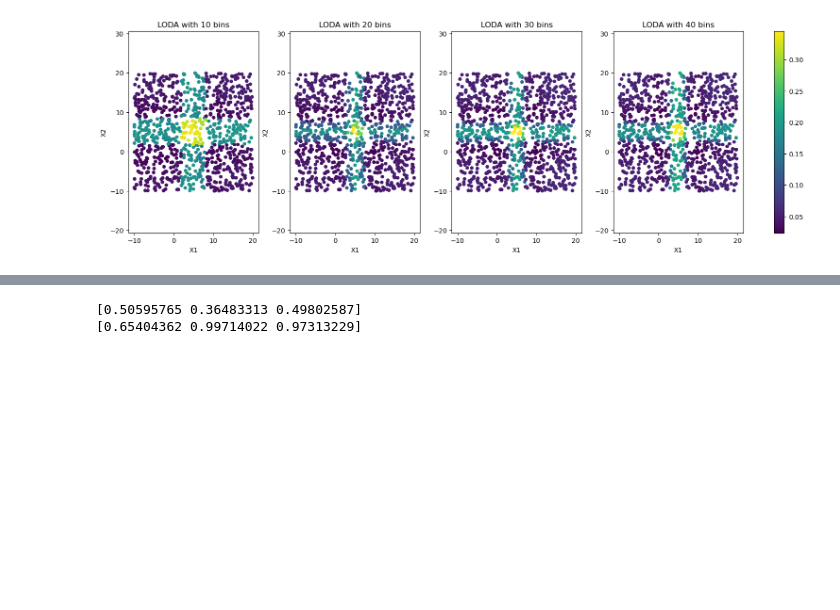
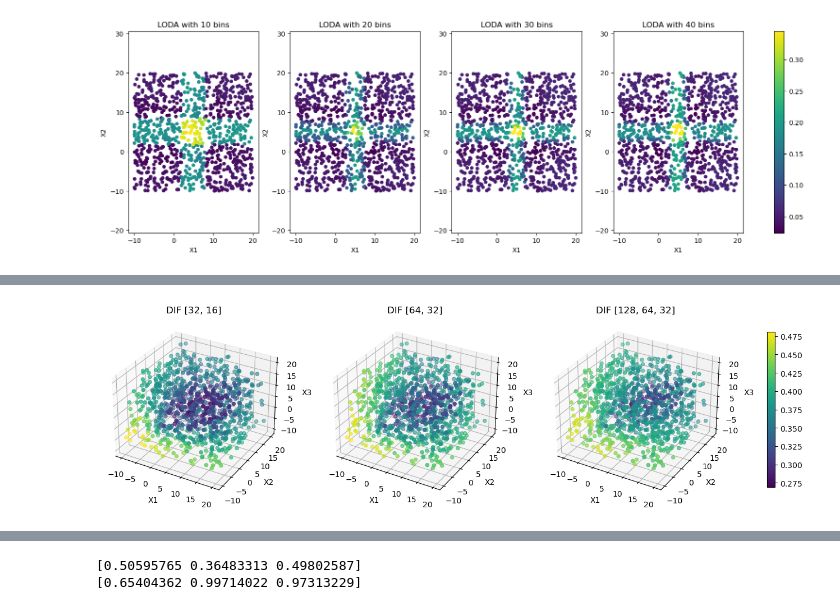
Before and after one commit to GabroveanuRazvan/Anomaly-Detection-Lab, a Jupyter notebook: lab3.ipynb, the cells around one changed output, grey strips where cells are left out. Drawn from its saved outputs; the diff is of its cells as text; code cells hidden in the pictures; blank space fills up the shorter version.

```diff
--- a/lab3.ipynb
+++ b/lab3.ipynb
@@ -250,0 +328,37 @@ plt.show()
+# %%
+dif_configs = [
+    {"hidden_neurons": [32, 16]},
+    {"hidden_neurons": [64, 32]},
+    {"hidden_neurons": [128, 64, 32]},
+]
+
+fig = plt.figure(figsize=(18, 6))
+
+axes = []
+for i in range(len(dif_configs)):
+    ax = fig.add_subplot(1, len(dif_configs), i+1, projection='3d')
+    axes.append(ax)
+
+for i, cfg in enumerate(dif_configs):
+    deep_iforest_model = DIF(contamination=0.2, random_state=9000, **cfg)
+    deep_iforest_model.fit(x)
+
+    scores = deep_iforest_model.decision_function(x_test)
+
+    p = axes[i].scatter(
+        x_test[:, 0], x_test[:, 1], x_test[:, 2],
+        c=scores,
+        cmap='viridis',
+        s=20
+    )
+
+    axes[i].set_title(f"DIF {cfg['hidden_neurons']}")
+    axes[i].set_xlabel("X1")
+    axes[i].set_ylabel("X2")
+    axes[i].set_zlabel("X3")
+
+
+fig.colorbar(p, ax=axes, shrink=0.6, location='right')
+plt.show()
+# %% [output]
+[figure, added]
```
Also changed, not shown: parts of 9 cells of this notebook.
